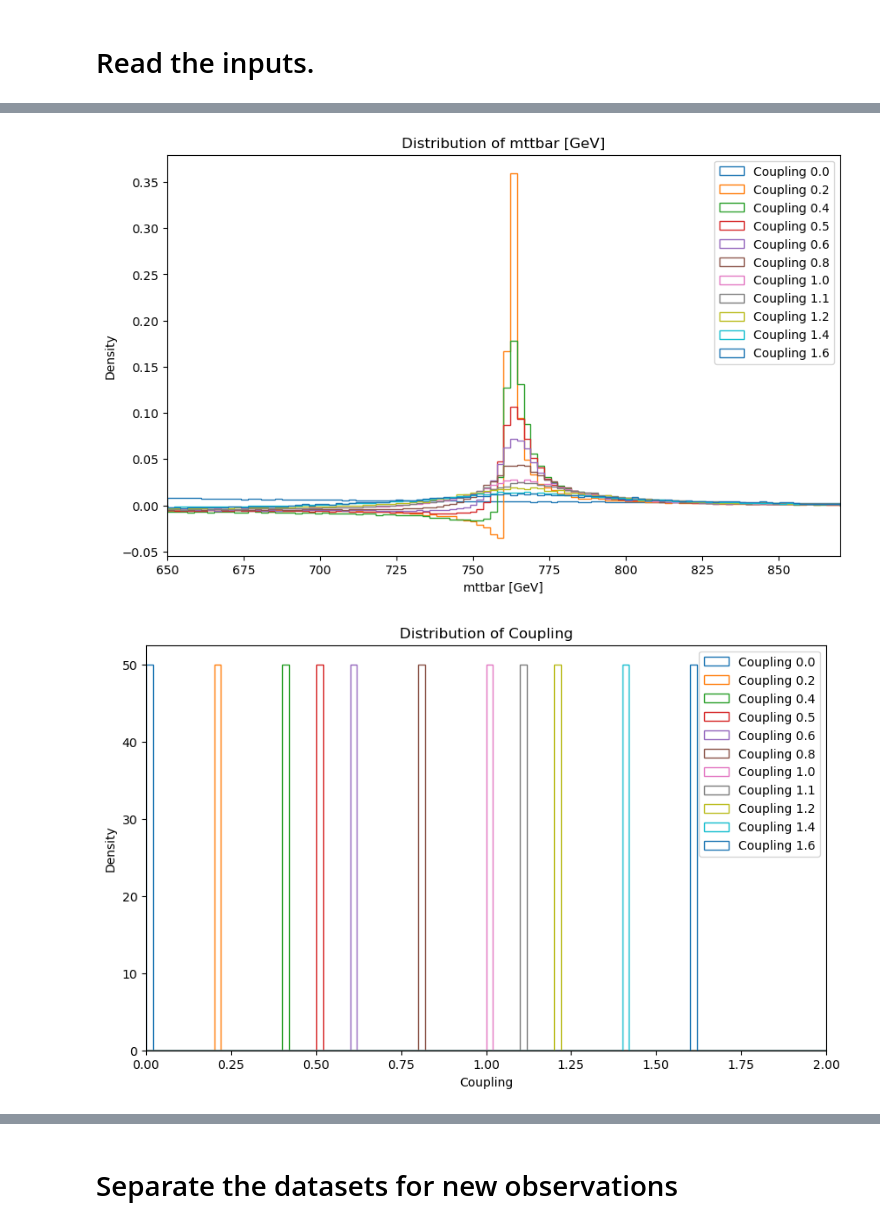
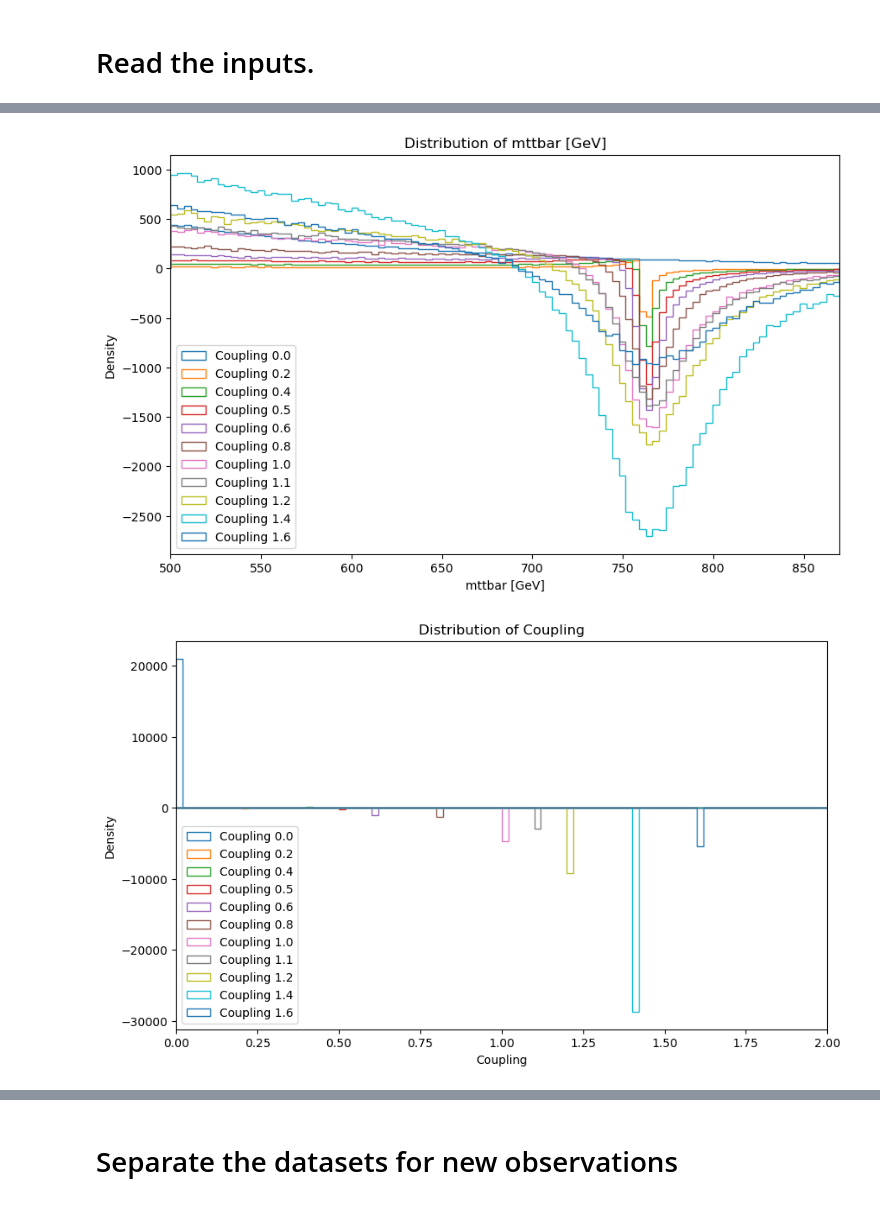
Before and after one commit to Aidan-Hughes-05/TtbarResonanceStudies, a Jupyter notebook: MLNotebooks/CouplingEstimationNegW.ipynb, the cells around one changed output, grey strips where cells are left out. Cells and saved outputs as stored; diff of their text form; code cells hidden in the pictures.

Commit message:
Good results on the negative inference.

```diff
--- a/MLNotebooks/CouplingEstimationNegW.ipynb
+++ b/MLNotebooks/CouplingEstimationNegW.ipynb
@@ -21,13 +21,13 @@ def compare_distributions(variable, weights, indices_dictionary, x_range=[0,100]
 
 
         for coupling, indices in indices_dictionary.items():
-            #if coupling!=600:
-            #    continue
+            if coupling == 0.0:
+                weights[indices] = weights[indices]/ 100
             data = variable[indices]
             if variable_name=='W':
                 plt.hist(data, bins=n_bins, histtype='step', label=f'Coupling {coupling}', density=False, range=x_range)
             else:
-                plt.hist(data, weights=weights[indices], bins=n_bins, histtype='step', label=f'Coupling {coupling}', density=True, range=x_range)
+                plt.hist(data, weights=weights[indices], bins=n_bins, histtype='step', label=f'Coupling {coupling}', density=False, range=x_range)
 
         plt.xlabel(variable_name)
         plt.xlim(x_range[0],x_range[1])
@@ -41,7 +41,7 @@ def compare_distributions(variable, weights, indices_dictionary, x_range=[0,100]
 # %%
 from numpy.lib import recfunctions as rfn
 
-data_file = h5py.File('../../H5Files/Coupling_Inference_negW.h5')
+data_file = h5py.File('../../H5Files_TtbarSBI/Coupling_Inference_negW.h5')
 labels_dataset = data_file['LABELS']['CLASS']
 signal_indices = np.argwhere(labels_dataset[:] == 1)
 background_indices = np.argwhere(labels_dataset[:] == 0)
@@ -62,8 +62,8 @@ for coupling in coupling_values:
 np.random.seed(42)
 for coupling in coupling_values:
     indices = indices_per_coupling[coupling]
-    if len(indices) > 200000:
-        selected_indices = np.random.choice(indices.flatten(), 200000, replace=False)
+    if len(indices) > 400000:
+        selected_indices = np.random.choice(indices.flatten(), 400000, replace=False)
     else:
         selected_indices = indices.flatten()
     indices_per_coupling[coupling] = selected_indices
@@ -89,12 +89,12 @@ Total training events: 2200000
 # %%
 ######
-compare_distributions(data_file['INPUTS']['EVENT_GLOBAL']['mttbar'][:], data_file['INPUTS']['EVENT_GLOBAL']['lumiWeight'][:], indices_per_coupling, x_range=[650,870], variable_name='mttbar [GeV]', n_bins=100)
+compare_distributions(data_file['INPUTS']['EVENT_GLOBAL']['mttbar'][:], data_file['INPUTS']['EVENT_GLOBAL']['lumiWeight'][:], indices_per_coupling, x_range=[500,870], variable_name='mttbar [GeV]', n_bins=100)
 compare_distributions(data_file['INPUTS']['EVENT_GLOBAL']['coupling'][:], data_file['INPUTS']['EVENT_GLOBAL']['lumiWeight'][:], indices_per_coupling, x_range=[0,2], variable_name='Coupling', n_bins=100)
 compare_distributions(data_file['INPUTS']['EVENT_PARTICLES']['top1_pt'][:], data_file['INPUTS']['EVENT_GLOBAL']['lumiWeight'][:], indices_per_coupling, x_range=[0,500], variable_name='top1_pt [GeV]', n_bins=100)
 compare_distributions(data_file['INPUTS']['EVENT_PARTICLES']['top2_pt'][:], data_file['INPUTS']['EVENT_GLOBAL']['lumiWeight'][:], indices_per_coupling, x_range=[0,500], variable_name='top2_pt [GeV]', n_bins=100)
 compare_distributions(data_file['INPUTS']['EVENT_PARTICLES']['top1_eta'][:], data_file['INPUTS']['EVENT_GLOBAL']['lumiWeight'][:], indices_per_coupling, x_range=[-5,5], variable_name='top1_eta', n_bins=100)
 compare_distributions(data_file['INPUTS']['EVENT_PARTICLES']['top2_eta'][:], data_file['INPUTS']['EVENT_GLOBAL']['lumiWeight'][:], indices_per_coupling, x_range=[-5,5], variable_name='top2_eta', n_bins=100)
 compare_distributions(data_file['INPUTS']['EVENT_GLOBAL']['lumiWeight'][:], data_file['INPUTS']['EVENT_GLOBAL']['lumiWeight'][:], indices_per_coupling, x_range=[-2,2], variable_name='W', n_bins=100)
 # %% [output]
-[figure, old version]
+[figure, new version]
-[figure, old version]
+[figure, new version]
```
Also changed, not shown: parts of 25 cells of this notebook.
